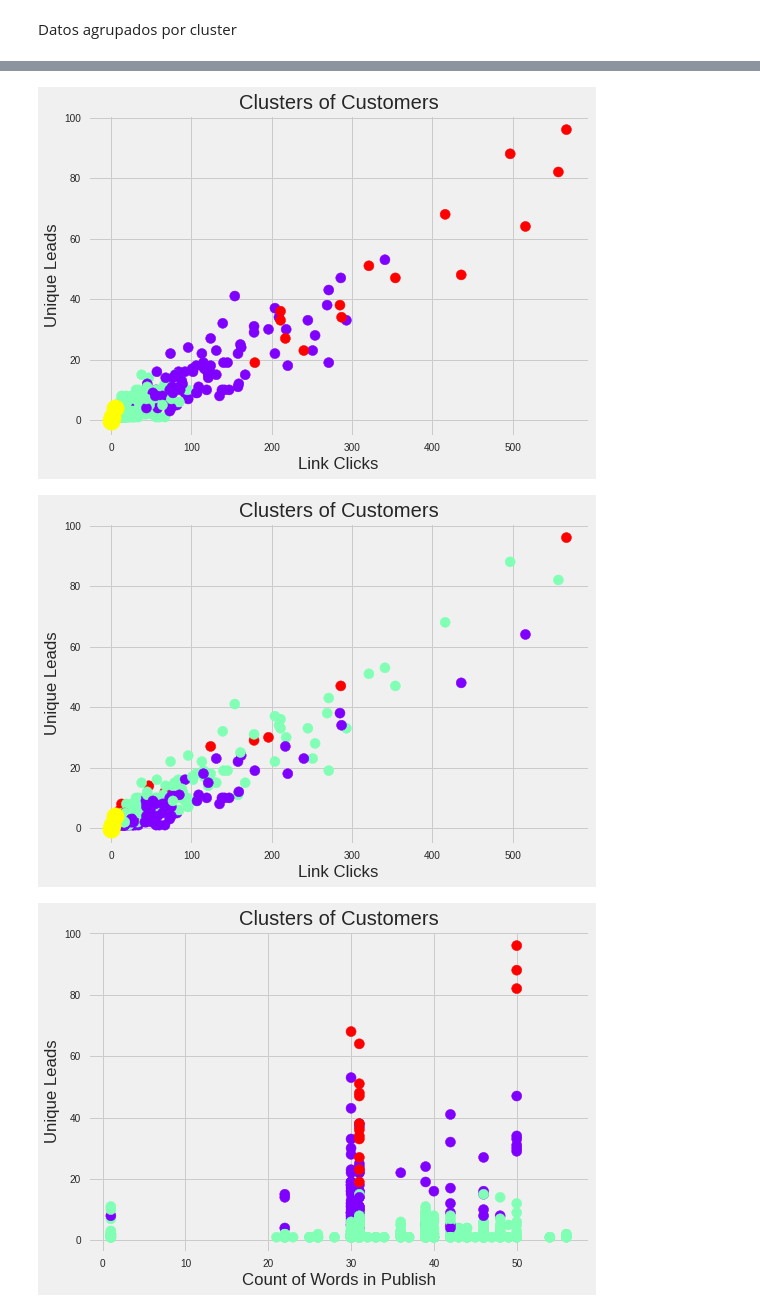
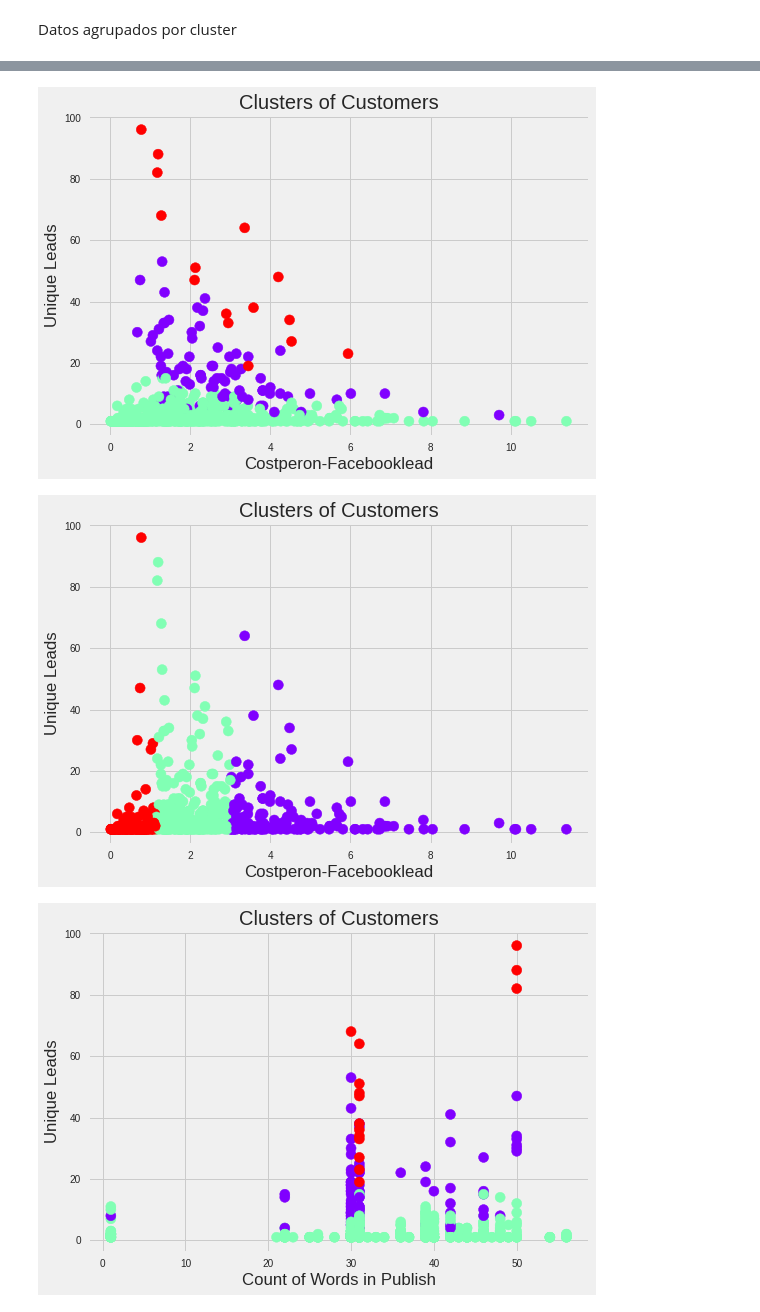
Before and after one commit to cvillarr123/marketingKPI, a Jupyter notebook: PROYECTO.ipynb, the cells around one changed output, grey strips where cells are left out. Drawn from its saved outputs; the diff is of its cells as text; code cells hidden in the pictures.

```diff
--- a/PROYECTO.ipynb
+++ b/PROYECTO.ipynb
@@ -163,3 +161,11 @@ Borrar los que no tienen Edad
 # %%
 #borrar los que tienen Unknown en Age
 data = data[data.Age != 'Unknown']
+# %%
+data['Descripcion'] = data['Promotedpostdescription']
+data['Message'] = data['Promotedpostmessage']
+data['Caption'] = data['Promotedpostcaption']
+data['NumDescripcion'] = data.Descripcion.str.split().str.len()
+data['NumMessage'] = data.Message.str.split().str.len()
+data['NumCaption'] = data.Caption.str.split().str.len()
+data['Rate'] = data['Uniqueleads']/data['Reach']
@@ -303,10 +337,10 @@ dtype: int64
 # %% [markdown]
 Correlation Matrix
 # %%
-numerical_columns = ["Impressions","Linkclicks","Cost","CPM(costper1000impressions)","CTR","Reach","Frequency","NumPalabras"]
+numerical_columns = ["Impressions","Linkclicks","Cost","CPM(costper1000impressions)","CTR","Reach","Frequency","NumPalabras","NumDescripcion","NumMessage","NumCaption","Rate"]
 labels = ["ClasificacionInt"]
 categorical_columns = ["Promotedposttype","Gender","Age"]
-all_features = ["Promotedposttype","Gender","Age","Impressions","Linkclicks","Cost","CPM(costper1000impressions)","CTR","Reach","Frequency","NumPalabras","Uniqueleads"]
+all_features = ["Promotedposttype","Gender","Age","Impressions","Linkclicks","Cost","CPM(costper1000impressions)","CTR","Reach","Frequency","NumPalabras","Uniqueleads","NumDescripcion","NumMessage","NumCaption","Rate"]
 # %%
 numerical_columns
 # %% [output]
@@ -962,33 +1101,33 @@ data.sort_index( ascending=True).head()
 # %%
 # Visualiza el cluster entre clicks vs los leads unicos obtenidos
 
-plt.scatter(data['Linkclicks'], data['Uniqueleads'], s=100, c=data['labels'], cmap='rainbow')
+plt.scatter(data['Costperon-Facebooklead'], data['Uniqueleads'], s=100, c=data['labels'], cmap='rainbow')
 
 
 #Plot the centroid. This time we're going to use the cluster centres  #attribute that returns here the coordinates of the centroid.
 
-plt.scatter(kmeans.cluster_centers_[:, 0], kmeans.cluster_centers_[:, 1], s=300, c='yellow', label = 'Centroids')
+#plt.scatter(kmeans.cluster_centers_[:, 0], kmeans.cluster_centers_[:, 1], s=300, c='yellow', label = 'Centroids')
 plt.title('Clusters of Customers')
-plt.xlabel('Link Clicks')
+plt.xlabel('Costperon-Facebooklead')
 plt.ylabel('Unique Leads')
 plt.show()
 # %% [output]
-[figure, old version]
+[figure, new version]
 # %%
 # Visualiza el cluster entre clicks vs los leads unicos obtenidos con el campo de Clasificacion
 
-plt.scatter(data['Linkclicks'], data['Uniqueleads'], s=100, c=data['ClasificacionInt'], cmap='rainbow')
+plt.scatter(data['Costperon-Facebooklead'], data['Uniqueleads'], s=100, c=data['ClasificacionInt'], cmap='rainbow')
 
 
 #Plot the centroid. This time we're going to use the cluster centres  #attribute that returns here the coordinates of the centroid.
 
-plt.scatter(kmeans.cluster_centers_[:, 0], kmeans.cluster_centers_[:, 1], s=300, c='yellow', label = 'Centroids')
+#plt.scatter(kmeans.cluster_centers_[:, 0], kmeans.cluster_centers_[:, 1], s=300, c='yellow', label = 'Centroids')
 plt.title('Clusters of Customers')
-plt.xlabel('Link Clicks')
+plt.xlabel('Costperon-Facebooklead')
 plt.ylabel('Unique Leads')
 plt.show()
 # %% [output]
-[figure, old version]
+[figure, new version]
 # %%
 #Visualizando el cluster: numero de palabras vers los leads unicos
 
```
Also changed, not shown: parts of 34 cells of this notebook.
